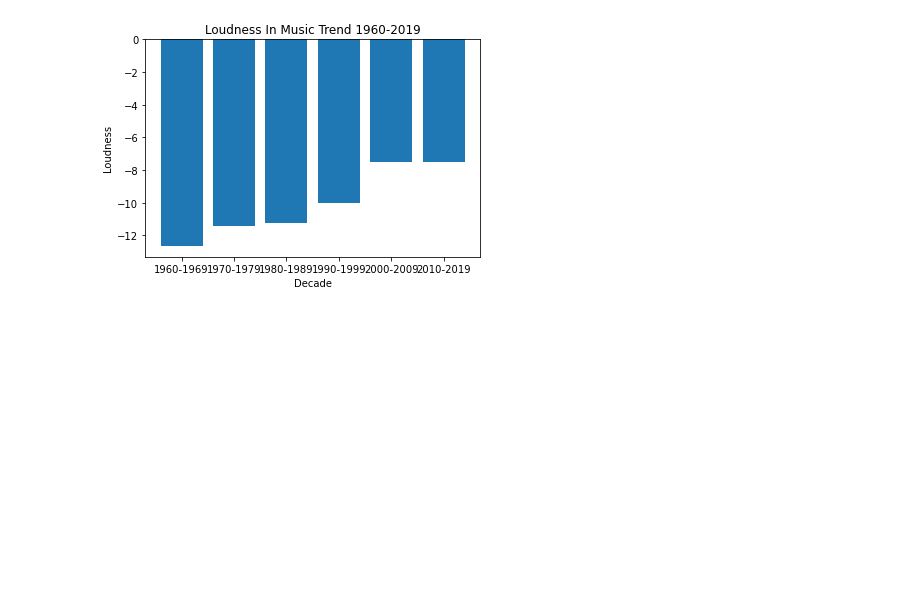
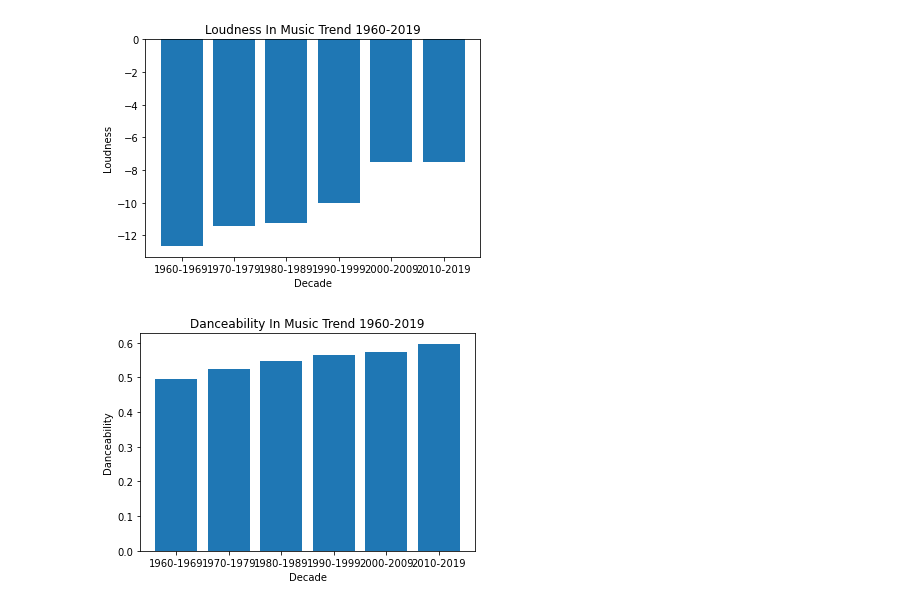
Before and after one commit to CameronSunyich/Group_Final_Project, a Jupyter notebook: Trends Graphs by Decades.ipynb, the cells around one changed output. Cells and saved outputs as stored; diff of their text form; code cells hidden in the pictures; blank space fills up the shorter version.

Commit message:
Adding graphs

```diff
--- a/Trends Graphs by Decades.ipynb
+++ b/Trends Graphs by Decades.ipynb
@@ -51,3 +51,10 @@ eighty_loudness = eighty_df['loudness'].mean()
 ninety_loudness = ninety_df['loudness'].mean()
 twenty_loudness = twenty_df['loudness'].mean()
 twentyone_loudness = twentyone_df['loudness'].mean()
+# %%
+sixty_danceability = sixty_df['danceability'].mean()
+seventy_danceability = seventy_df['danceability'].mean()
+eighty_danceability = eighty_df['danceability'].mean()
+ninety_danceability = ninety_df['danceability'].mean()
+twenty_danceability = twenty_df['danceability'].mean()
+twentyone_danceability = twentyone_df['danceability'].mean()
@@ -82,3 +103,13 @@ plt.title('Loudness In Music Trend 1960-2019')
 plt.show()
 # %% [output]
 [figure]
+# %%
+x_axis =['1960-1969', '1970-1979', '1980-1989', '1990-1999', '2000-2009', '2010-2019']
+y_axis =[sixty_danceability, seventy_danceability, eighty_danceability, ninety_danceability, twenty_danceability, twentyone_danceability]
+plt.bar(x_axis, y_axis)
+plt.xlabel('Decade')
+plt.ylabel('Danceability')
+plt.title('Danceability In Music Trend 1960-2019')
+plt.show()
+# %% [output]
+[figure, added]
```
Also changed, not shown: parts of 4 cells of this notebook.
